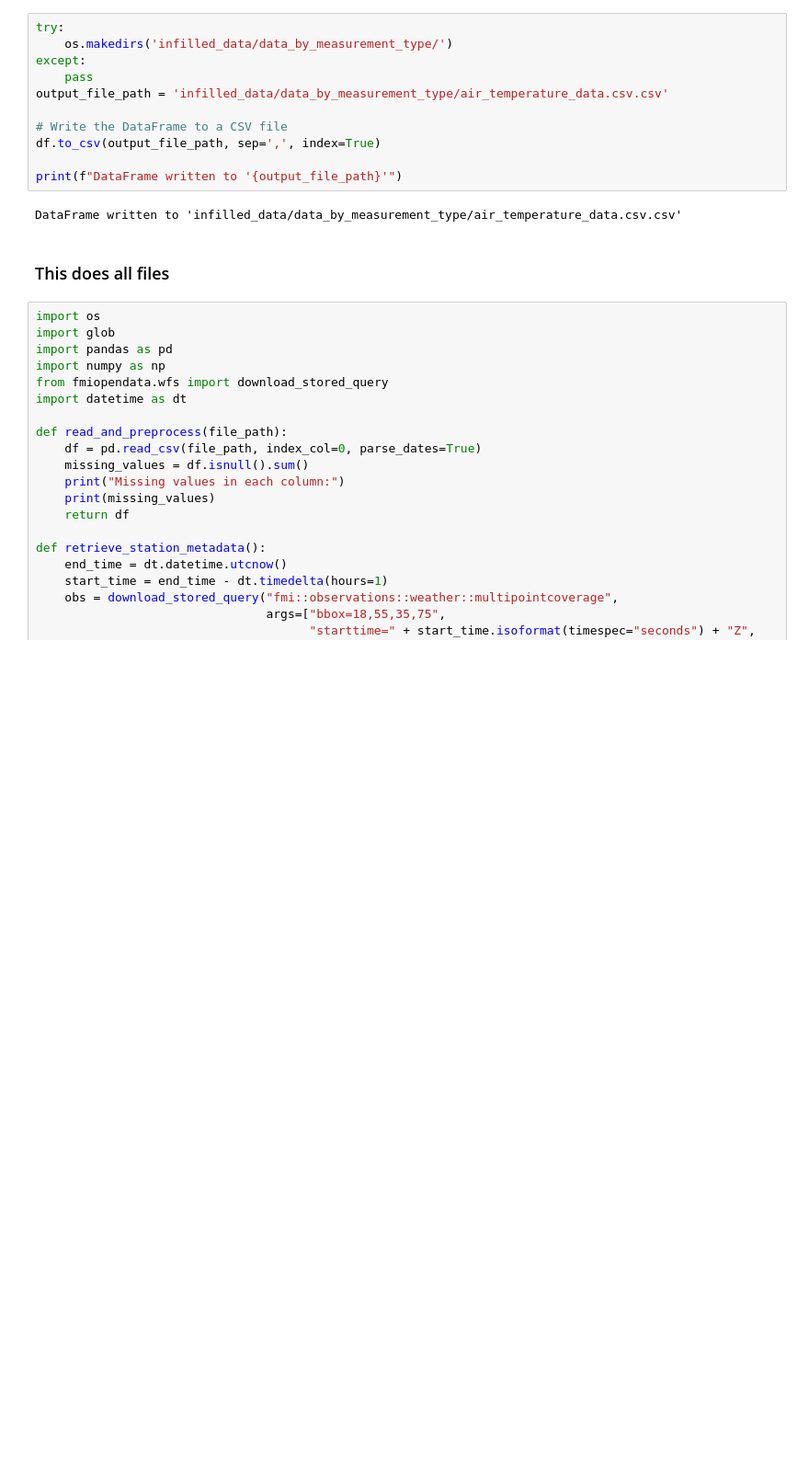
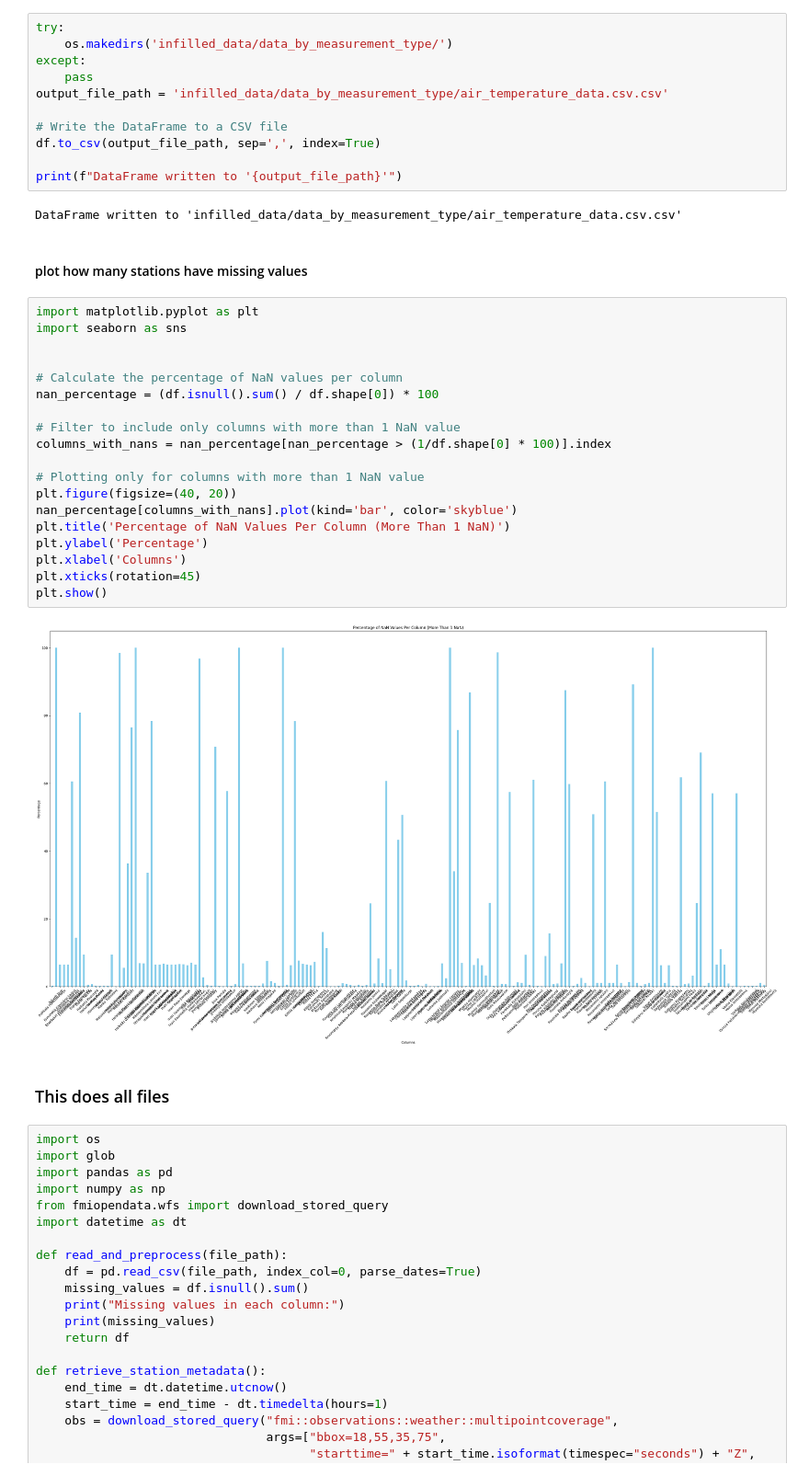
Before and after one commit to chenseanxy/sustainable-dc, a Jupyter notebook: fill_in_missing_value.ipynb, the cells around one changed output. Shown at 92% size. Cells and saved outputs as stored; diff of their text form; blank space fills up the shorter version.

Commit message:
added plot of how many missing values are there per station

```diff
--- a/fill_in_missing_value.ipynb
+++ b/fill_in_missing_value.ipynb
@@ -162,6 +162,29 @@ df.to_csv(output_file_path, sep=',', index=True)
 print(f"DataFrame written to '{output_file_path}'")
 # %% [output]
 DataFrame written to 'infilled_data/data_by_measurement_type/air_temperature_data.csv.csv'
+# %% [markdown]
+#### plot how many stations have missing values
+# %%
+import matplotlib.pyplot as plt
+import seaborn as sns
+
+
+# Calculate the percentage of NaN values per column
+nan_percentage = (df.isnull().sum() / df.shape[0]) * 100
+
+# Filter to include only columns with more than 1 NaN value
+columns_with_nans = nan_percentage[nan_percentage > (1/df.shape[0] * 100)].index
+
+# Plotting only for columns with more than 1 NaN value
+plt.figure(figsize=(40, 20))
+nan_percentage[columns_with_nans].plot(kind='bar', color='skyblue')
+plt.title('Percentage of NaN Values Per Column (More Than 1 NaN)')
+plt.ylabel('Percentage')
+plt.xlabel('Columns')
+plt.xticks(rotation=45)
+plt.show()
+# %% [output]
+[figure, added]
 # %% [markdown]
 ### This does all files
 # %%
```
